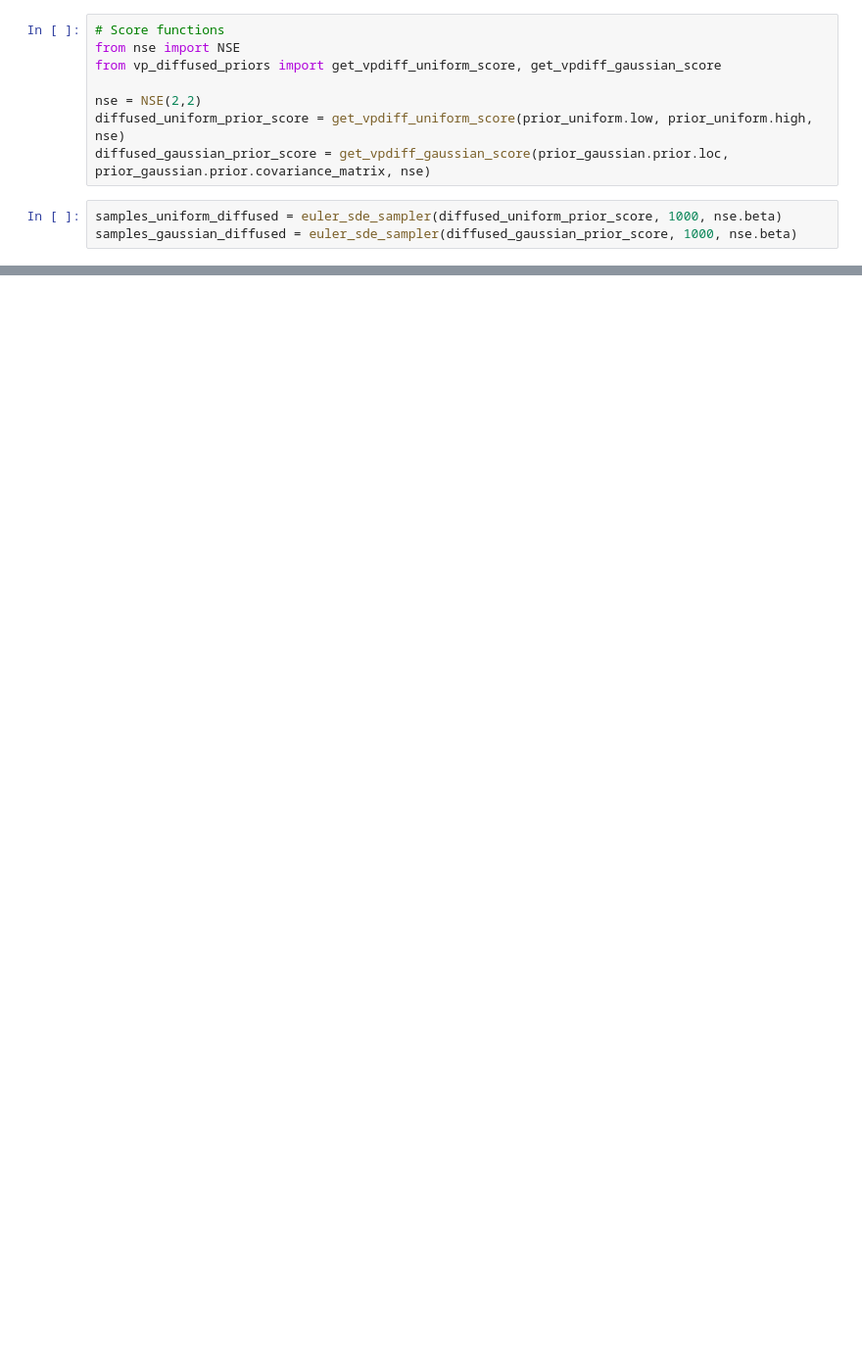
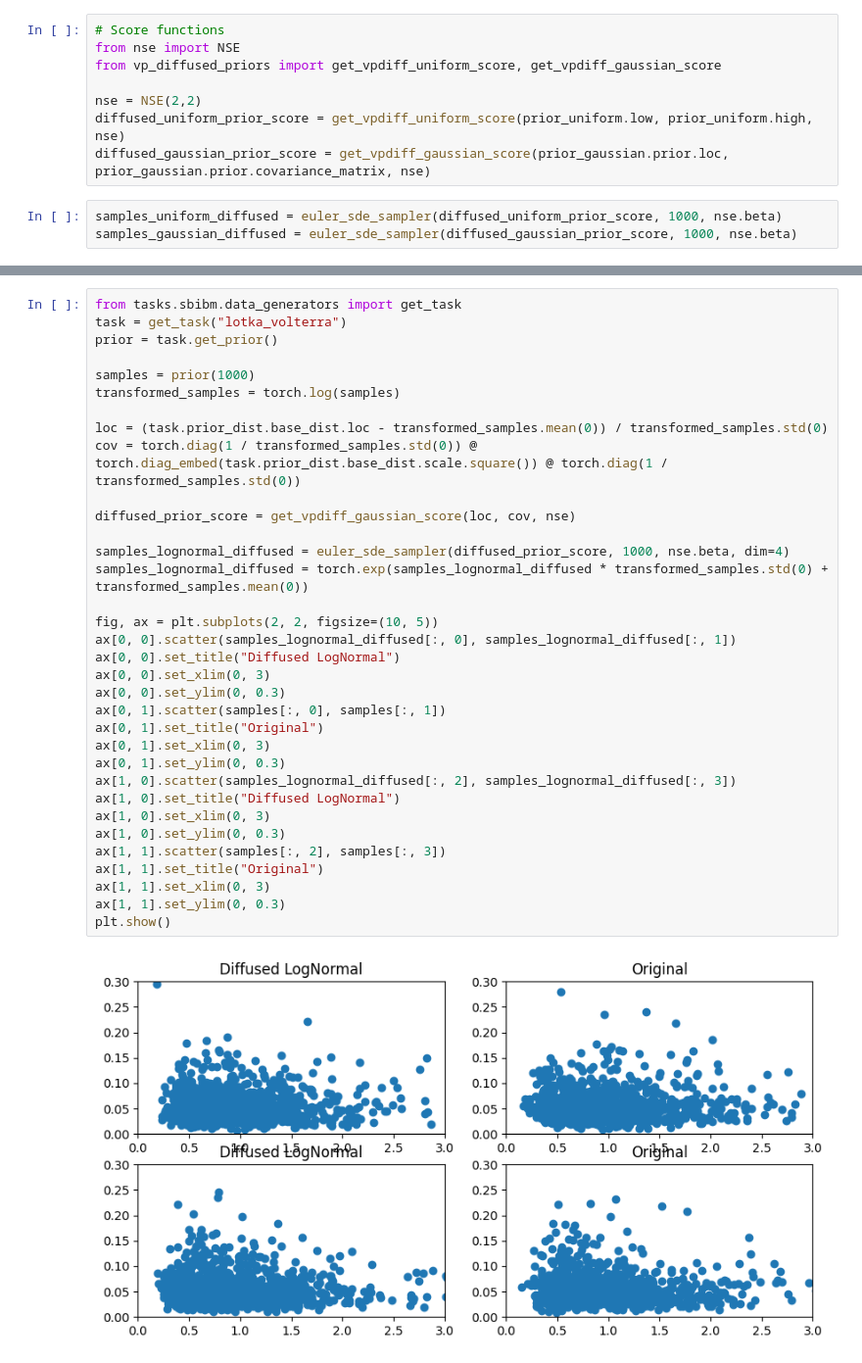
Before and after one commit to JuliaLinhart/diffusions-for-sbi, a Jupyter notebook: notebooks/diffused_priors.ipynb, the cells around one changed output, grey strips where cells are left out. Shown at 98% size. Drawn from its saved outputs; the diff is of its cells as text; blank space fills up the shorter version.

```diff
--- a/notebooks/diffused_priors.ipynb
+++ b/notebooks/diffused_priors.ipynb
@@ -70,0 +138,36 @@ plt.show()
+# %%
+from tasks.sbibm.data_generators import get_task
+task = get_task("lotka_volterra")
+prior = task.get_prior()
+
+samples = prior(1000)
+transformed_samples = torch.log(samples)
+
+loc = (task.prior_dist.base_dist.loc - transformed_samples.mean(0)) / transformed_samples.std(0)
+cov = torch.diag(1 / transformed_samples.std(0)) @ torch.diag_embed(task.prior_dist.base_dist.scale.square()) @ torch.diag(1 / transformed_samples.std(0))
+
+diffused_prior_score = get_vpdiff_gaussian_score(loc, cov, nse)
+
+samples_lognormal_diffused = euler_sde_sampler(diffused_prior_score, 1000, nse.beta, dim=4)
+samples_lognormal_diffused = torch.exp(samples_lognormal_diffused * transformed_samples.std(0) + transformed_samples.mean(0))
+
+fig, ax = plt.subplots(2, 2, figsize=(10, 5))
+ax[0, 0].scatter(samples_lognormal_diffused[:, 0], samples_lognormal_diffused[:, 1])
+ax[0, 0].set_title("Diffused LogNormal")
+ax[0, 0].set_xlim(0, 3)
+ax[0, 0].set_ylim(0, 0.3)
+ax[0, 1].scatter(samples[:, 0], samples[:, 1])
+ax[0, 1].set_title("Original")
+ax[0, 1].set_xlim(0, 3)
+ax[0, 1].set_ylim(0, 0.3)
+ax[1, 0].scatter(samples_lognormal_diffused[:, 2], samples_lognormal_diffused[:, 3])
+ax[1, 0].set_title("Diffused LogNormal")
+ax[1, 0].set_xlim(0, 3)
+ax[1, 0].set_ylim(0, 0.3)
+ax[1, 1].scatter(samples[:, 2], samples[:, 3])
+ax[1, 1].set_title("Original")
+ax[1, 1].set_xlim(0, 3)
+ax[1, 1].set_ylim(0, 0.3)
+plt.show()
+# %% [output]
+[figure, added]
```
Also changed, not shown: parts of 5 cells of this notebook, 50 other files.
